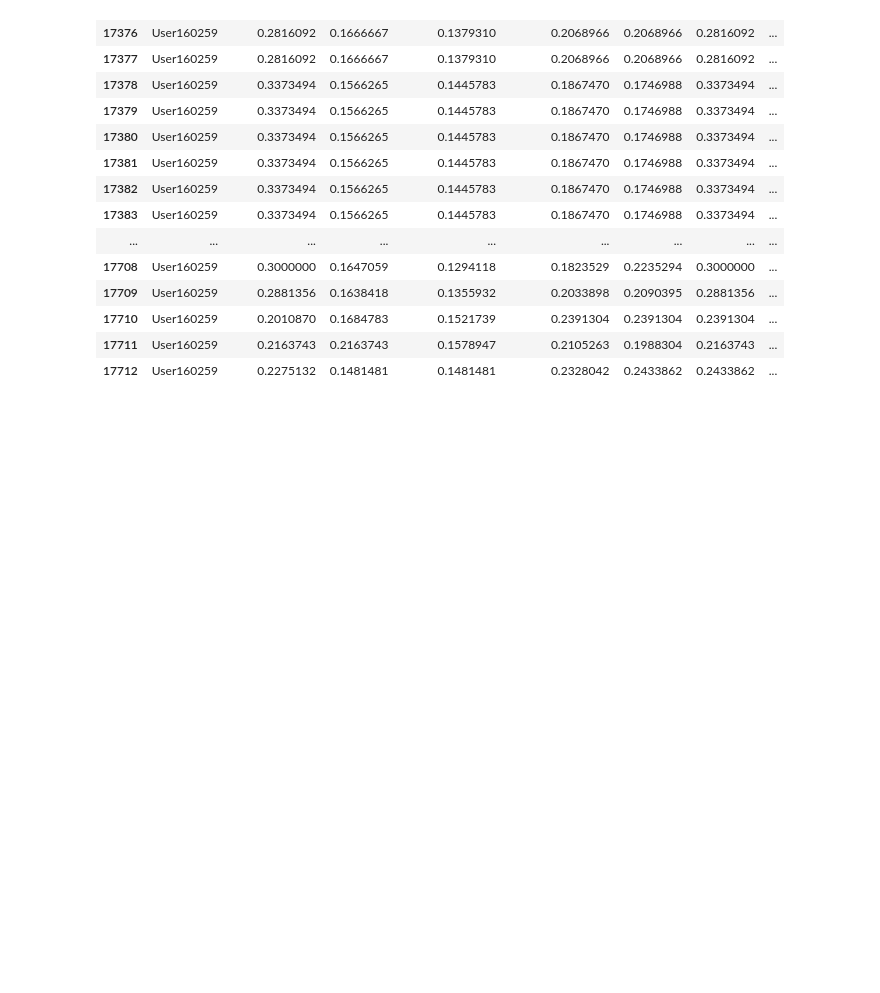
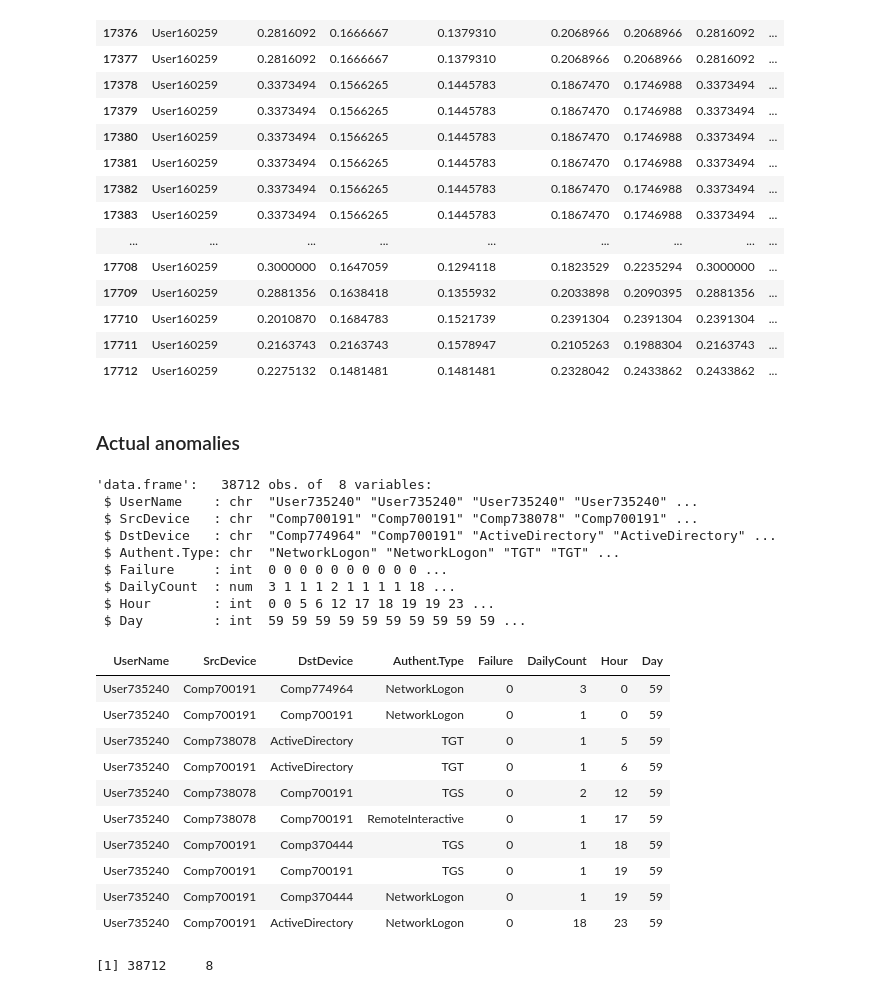
Before and after one commit to gabejg/Advanced-Cyber-Analytics-for-Attack-Detection, a Jupyter notebook: Alex/4 - Kill Chain/KC implementation.ipynb, the cells around one changed output. Cells and saved outputs as stored; diff of their text form; code cells hidden in the pictures; blank space fills up the shorter version.

```diff
--- a/Alex/4 - Kill Chain/KC implementation.ipynb
+++ b/Alex/4 - Kill Chain/KC implementation.ipynb
@@ -978,3 +980,38 @@ Probs_with_clusters[Probs_with_clusters$UserName==sample(df$UserName, size=1), ]
 | 17710 | User160259 | 0.2010870 | 0.1684783 | 0.1521739 | 0.2391304 | 0.2391304 | 0.2391304 | ... |
 | 17711 | User160259 | 0.2163743 | 0.2163743 | 0.1578947 | 0.2105263 | 0.1988304 | 0.2163743 | ... |
 | 17712 | User160259 | 0.2275132 | 0.1481481 | 0.1481481 | 0.2328042 | 0.2433862 | 0.2433862 | ... |
+# %% [markdown]
+### Actual anomalies
+# %%
+setwd("D://LA//ATI Data")
+df <- read.table(file="FinalAnomalies.txt", header=T, sep=",")
+df<- df[,-1]
+df<- df[,-]
+
+df %>% mutate(across(where(is.factor), as.character)) -> df
+
+str(df)
+head(df,10)
+dim(df)
+# %% [output]
+'data.frame':   38712 obs. of  8 variables:
+ $ UserName    : chr  "User735240" "User735240" "User735240" "User735240" ...
+ $ SrcDevice   : chr  "Comp700191" "Comp700191" "Comp738078" "Comp700191" ...
+ $ DstDevice   : chr  "Comp774964" "Comp700191" "ActiveDirectory" "ActiveDirectory" ...
+ $ Authent.Type: chr  "NetworkLogon" "NetworkLogon" "TGT" "TGT" ...
+ $ Failure     : int  0 0 0 0 0 0 0 0 0 0 ...
+ $ DailyCount  : num  3 1 1 1 2 1 1 1 1 18 ...
+ $ Hour        : int  0 0 5 6 12 17 18 19 19 23 ...
+ $ Day         : int  59 59 59 59 59 59 59 59 59 59 ...
+| UserName | SrcDevice | DstDevice | Authent.Type | Failure | DailyCount | Hour | Day |
+| User735240 | Comp700191 | Comp774964 | NetworkLogon | 0 | 3 | 0 | 59 |
+| User735240 | Comp700191 | Comp700191 | NetworkLogon | 0 | 1 | 0 | 59 |
+| User735240 | Comp738078 | ActiveDirectory | TGT | 0 | 1 | 5 | 59 |
+| User735240 | Comp700191 | ActiveDirectory | TGT | 0 | 1 | 6 | 59 |
+| User735240 | Comp738078 | Comp700191 | TGS | 0 | 2 | 12 | 59 |
+| User735240 | Comp738078 | Comp700191 | RemoteInteractive | 0 | 1 | 17 | 59 |
+| User735240 | Comp700191 | Comp370444 | TGS | 0 | 1 | 18 | 59 |
+| User735240 | Comp700191 | Comp700191 | TGS | 0 | 1 | 19 | 59 |
+| User735240 | Comp700191 | Comp370444 | NetworkLogon | 0 | 1 | 19 | 59 |
+| User735240 | Comp700191 | ActiveDirectory | NetworkLogon | 0 | 18 | 23 | 59 |
+[1] 38712     8
```
Also changed, not shown: parts of 13 cells of this notebook.
